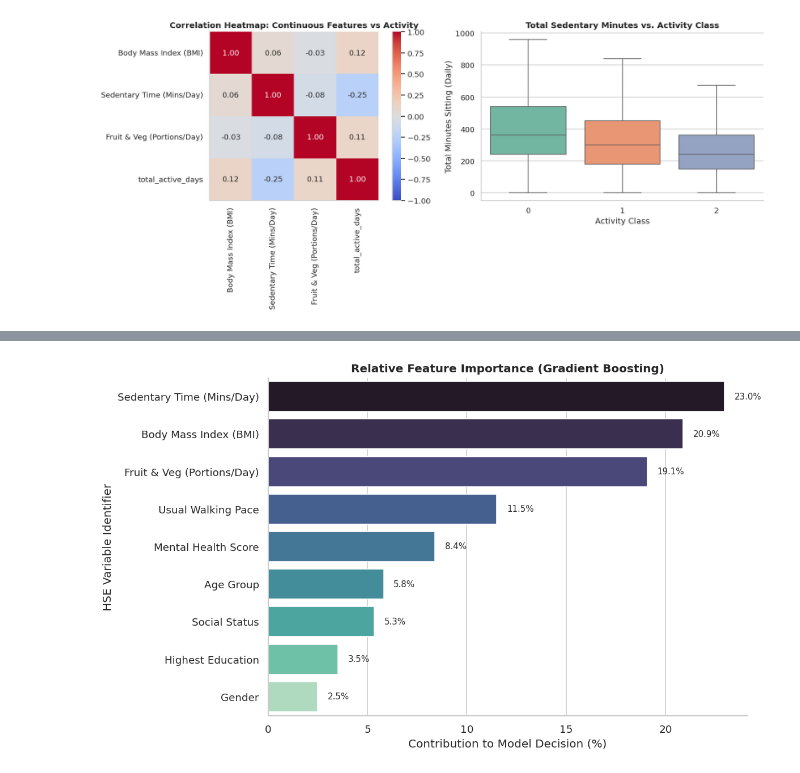
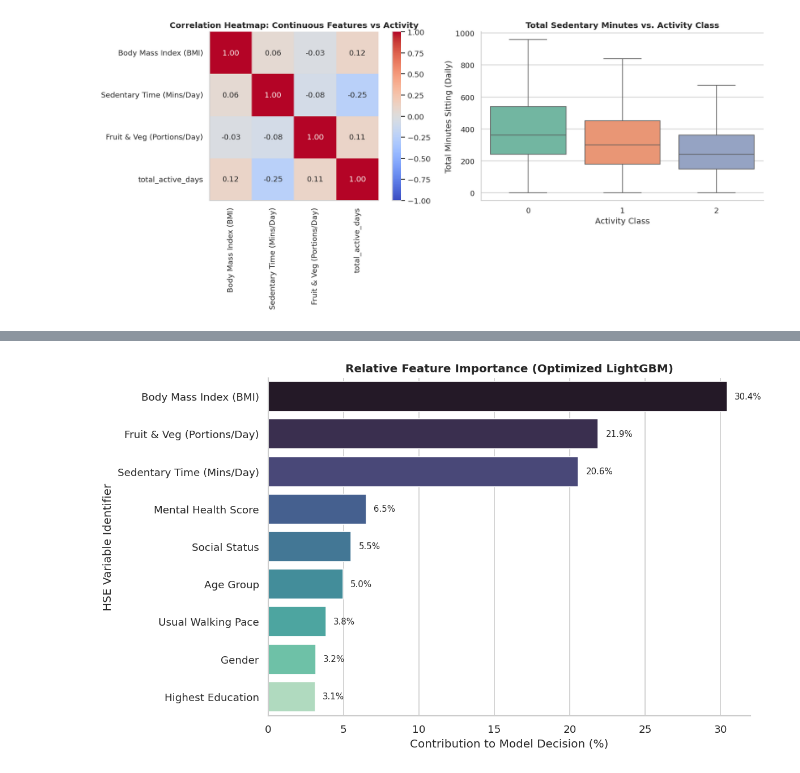
Before and after one commit to prardhanmushke/HSE-Physical-Activity-Analysis, a Jupyter notebook: Untitled19.ipynb, the cells around one changed output, grey strips where cells are left out. Cells and saved outputs as stored; diff of their text form; code cells hidden in the pictures.

```diff
--- a/Untitled19.ipynb
+++ b/Untitled19.ipynb
@@ -23,15 +27,20 @@ print("Libraries successfully imported. Environment ready.")
 # %% [output]
 Libraries successfully imported. Environment ready.
 # %%
-# ==============================================================================
 # Data Ingestion and Initial Assessment
 # ==============================================================================
 # Load the Health Survey for England dataset
-# Note: Ensure the .tab file is in the correct working directory
+
 file_path = '/content/drive/MyDrive/hse_2022_eul_v1.tab'
 
 try:
     df_raw = pd.read_csv(file_path, sep='\t')
+
+  # Noise cleaning
+    sec_col = 'hpnssec8' if 'hpnssec8' in df_raw.columns else 'nssec8'
+    if sec_col in df_raw.columns:
+        df_raw = df_raw[df_raw[sec_col].isin([1, 2, 3, 4, 5, 6, 7, 8])].copy()
+
     print(f"Data successfully loaded. Dataset dimensions: {df_raw.shape[0]} rows, {df_raw.shape[1]} columns.")
 except FileNotFoundError:
     print(f"Error: Could not locate {file_path}. Please verify the directory path.")
@@ -244,0 +240,22 @@ weighted avg       0.70      0.65      0.67      1825
+# %%
+#  Model 1 Optimization: LightGBM (Gradient Boosting)
+# ==============================================================================
+print("Initiating Grid Search for LightGBM...")
+
+lgbm_base = LGBMClassifier(class_weight='balanced', n_jobs=-1, verbose=-1)
+
+# Define Hyperparameter Space
+lgbm_param_grid = {
+    'n_estimators': [100, 250],
+    'max_depth': [3, 5],
+    'learning_rate': [0.01, 0.05]
+}
+
+lgbm_grid = GridSearchCV(lgbm_base, lgbm_param_grid, cv=3, scoring='accuracy', n_jobs=-1)
+
+# Fit utilizing native categorical handling
+lgbm_grid.fit(X_train, y_train, categorical_feature=available_cat_features)
+
+best_lgbm = lgbm_grid.best_estimator_
+print(f"Optimal LightGBM Parameters: {lgbm_grid.best_params_}")
+print(f"Cross-Validation Accuracy: {lgbm_grid.best_score_:.4f}")
@@ -245,29 +389,28 @@ weighted avg       0.70      0.65      0.67      1825
 # %%
-# ==============================================================================
 #  Model Interpretability - Feature Importance
 # ==============================================================================
-# Extract normalized feature importances
-importances = lgbm_clf.feature_importances_
+# Extract normalized feature importances from the hyper-tuned LightGBM
+importances = best_lgbm.feature_importances_
 importance_pct = (importances / importances.sum()) * 100
 
 feature_importance_df = pd.DataFrame({
     'Feature': X_train.columns,
     'Importance_Pct': importance_pct
 }).sort_values(by='Importance_Pct', ascending=False)
 
 # Visualize top predictors
 plt.figure(figsize=(10, 6))
 sns.barplot(data=feature_importance_df, x='Importance_Pct', y='Feature', palette='mako')
-plt.title('Relative Feature Importance (Gradient Boosting)', fontweight='bold')
+plt.title('Relative Feature Importance (Optimized LightGBM)', fontweight='bold')
 plt.xlabel('Contribution to Model Decision (%)')
 plt.ylabel('HSE Variable Identifier')
 
 # Annotate bars
 for index, value in enumerate(feature_importance_df['Importance_Pct']):
     plt.text(value + 0.5, index, f'{value:.1f}%', va='center', fontsize=9)
 
 sns.despine()
 plt.tight_layout()
 plt.show()
 # %% [output]
-[figure, old version]
+[figure, new version]
```
Also changed, not shown: parts of 13 cells of this notebook.
